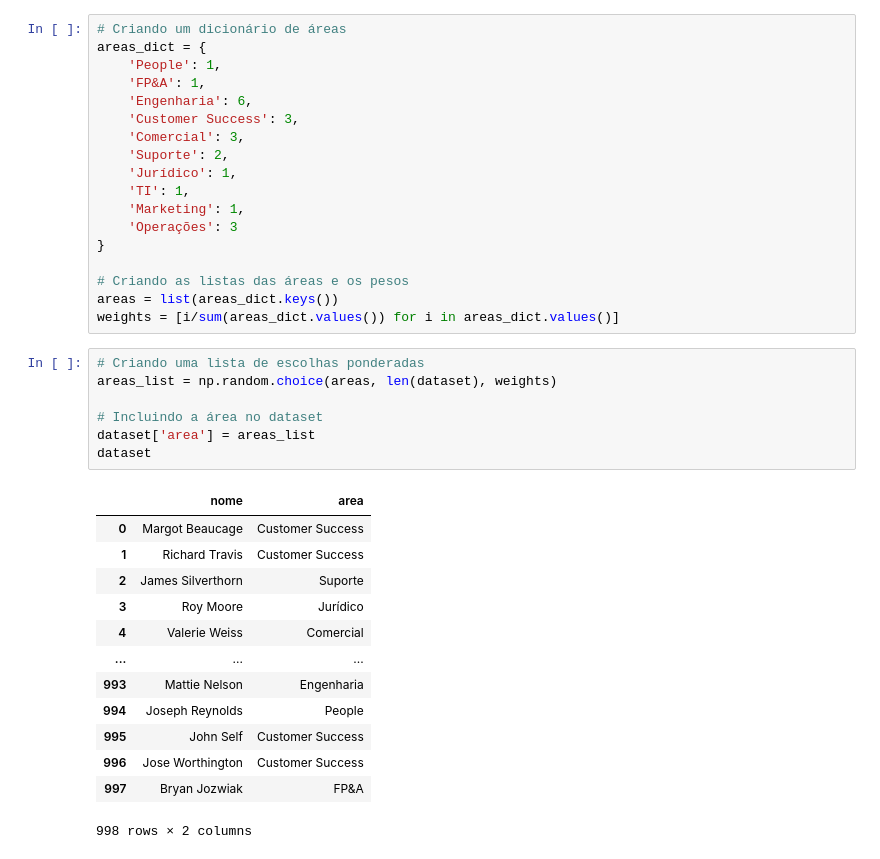
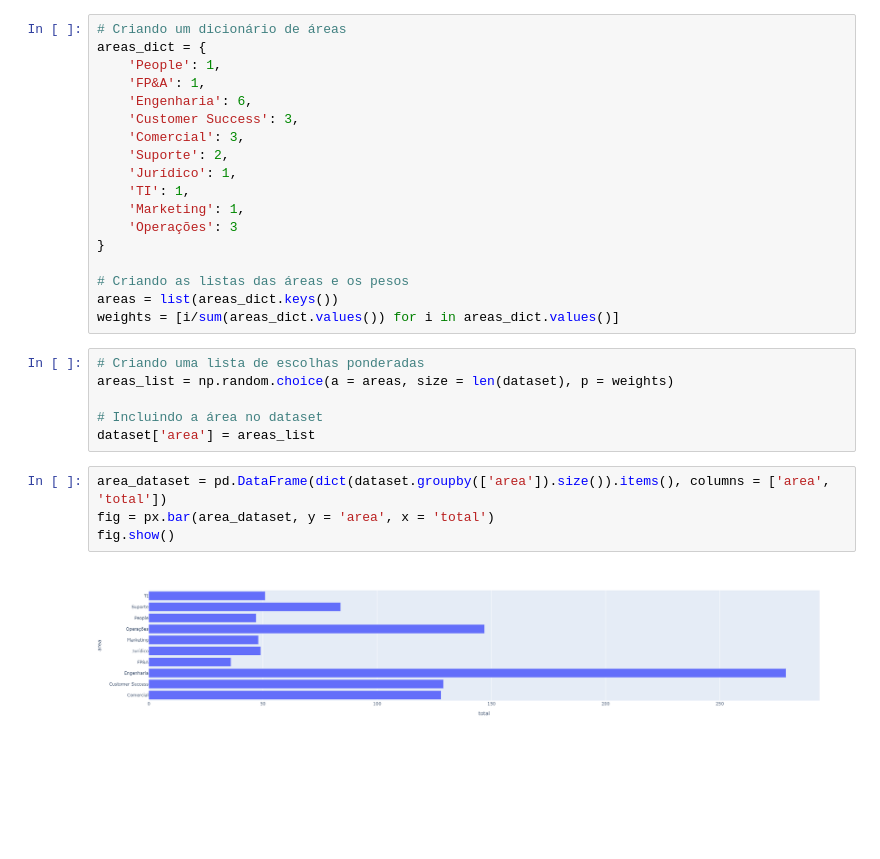
Before and after one commit to higor-gomes93/ona_research, a Jupyter notebook: dataset_generator.ipynb, the cells around one changed output. Drawn from its saved outputs; the diff is of its cells as text; blank space fills up the shorter version.

```diff
--- a/dataset_generator.ipynb
+++ b/dataset_generator.ipynb
@@ -31,22 +32,13 @@ areas = list(areas_dict.keys())
 weights = [i/sum(areas_dict.values()) for i in areas_dict.values()]
 # %%
 # Criando uma lista de escolhas ponderadas
-areas_list = np.random.choice(areas, len(dataset), weights)
+areas_list = np.random.choice(a = areas, size = len(dataset), p = weights)
 
 # Incluindo a área no dataset
 dataset['area'] = areas_list
-dataset
-# %% [output]
-|  | nome | area |
-| 0 | Margot Beaucage | Customer Success |
-| 1 | Richard Travis | Customer Success |
-| 2 | James Silverthorn | Suporte |
-| 3 | Roy Moore | Jurídico |
-| 4 | Valerie Weiss | Comercial |
-| ... | ... | ... |
-| 993 | Mattie Nelson | Engenharia |
-| 994 | Joseph Reynolds | People |
-| 995 | John Self | Customer Success |
-| 996 | Jose Worthington | Customer Success |
-| 997 | Bryan Jozwiak | FP&A |
-998 rows × 2 columns
+# %%
+area_dataset = pd.DataFrame(dict(dataset.groupby(['area']).size()).items(), columns = ['area', 'total'])
+fig = px.bar(area_dataset, y = 'area', x = 'total')
+fig.show()
+# %% [output]
+[figure, added]
```
Also changed, not shown: parts of 2 cells of this notebook.
